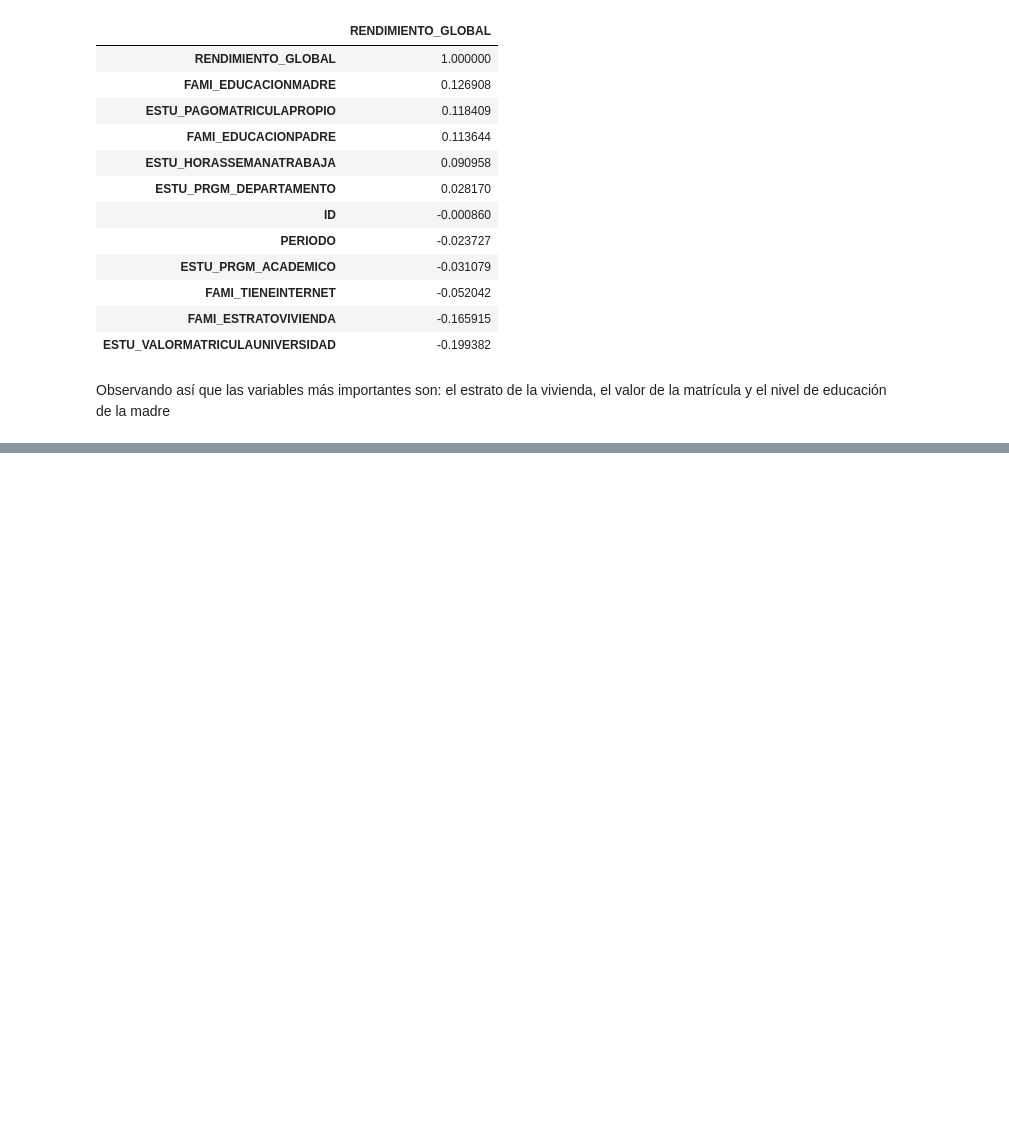
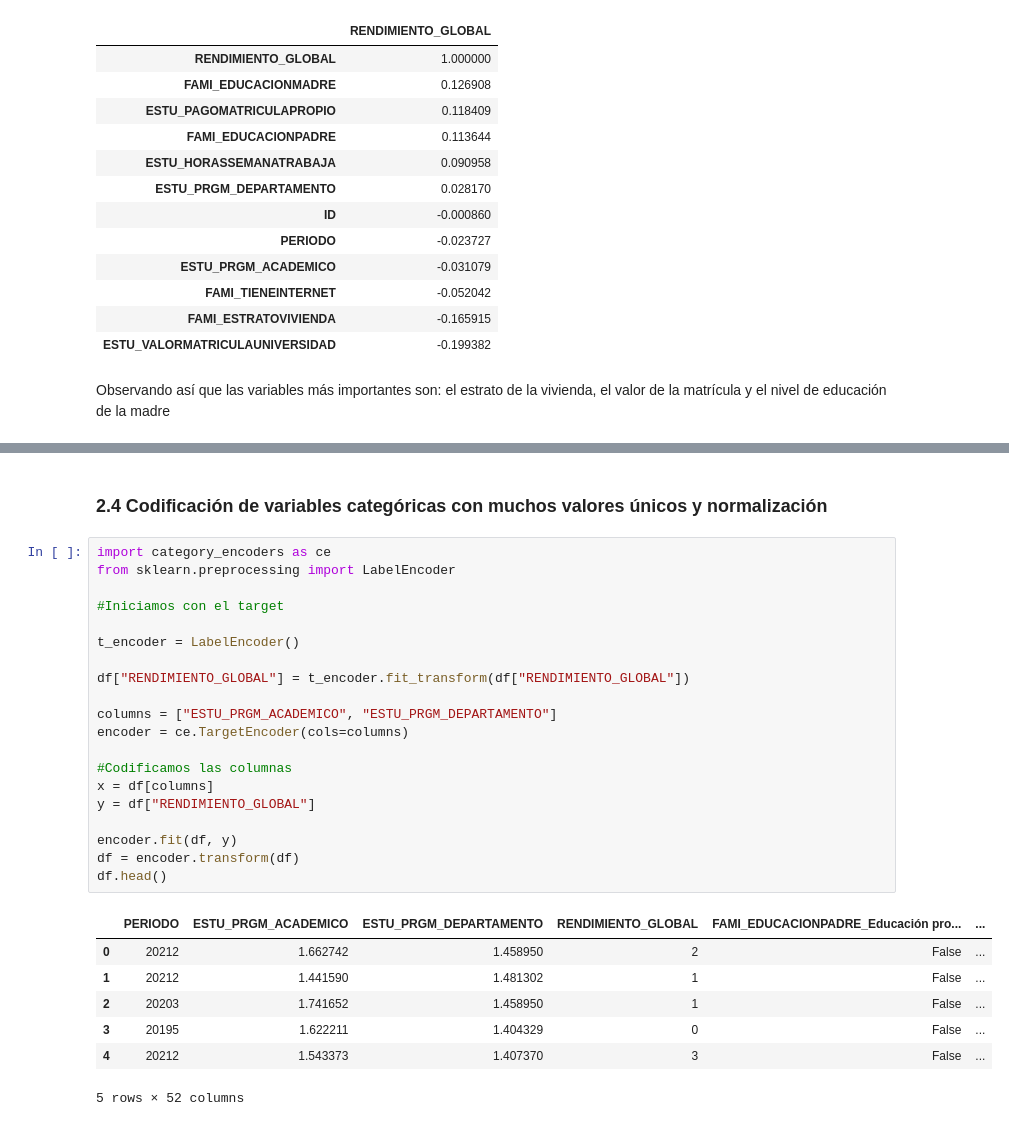
Before and after one commit to Astolfo2332/ICFES_pro_prediction, a Jupyter notebook: Final_proyect.ipynb, the cells around one changed output, grey strips where cells are left out. Cells and saved outputs as stored; diff of their text form; blank space fills up the shorter version.

```diff
--- a/Final_proyect.ipynb
+++ b/Final_proyect.ipynb
@@ -297,0 +378,30 @@ Observando así que las variables más importantes son: el estrato de la viviend
+# %% [markdown]
+### 2.4 Codificación de variables categóricas con muchos valores únicos y normalización
+# %%
+import category_encoders as ce
+from sklearn.preprocessing import LabelEncoder
+
+#Iniciamos con el target
+
+t_encoder = LabelEncoder()
+
+df["RENDIMIENTO_GLOBAL"] = t_encoder.fit_transform(df["RENDIMIENTO_GLOBAL"])
+
+columns = ["ESTU_PRGM_ACADEMICO", "ESTU_PRGM_DEPARTAMENTO"]
+encoder = ce.TargetEncoder(cols=columns)
+
+#Codificamos las columnas
+x = df[columns]
+y = df["RENDIMIENTO_GLOBAL"]
+
+encoder.fit(df, y)
+df = encoder.transform(df)
+df.head()
+# %% [output]
+|  | PERIODO | ESTU_PRGM_ACADEMICO | ESTU_PRGM_DEPARTAMENTO | RENDIMIENTO_GLOBAL | FAMI_EDUCACIONPADRE_Educación pro... | ... |
+| 0 | 20212 | 1.662742 | 1.458950 | 2 | False | ... |
+| 1 | 20212 | 1.441590 | 1.481302 | 1 | False | ... |
+| 2 | 20203 | 1.741652 | 1.458950 | 1 | False | ... |
+| 3 | 20195 | 1.622211 | 1.404329 | 0 | False | ... |
+| 4 | 20212 | 1.543373 | 1.407370 | 3 | False | ... |
+5 rows × 52 columns
```
Also changed, not shown: parts of 13 cells of this notebook.
